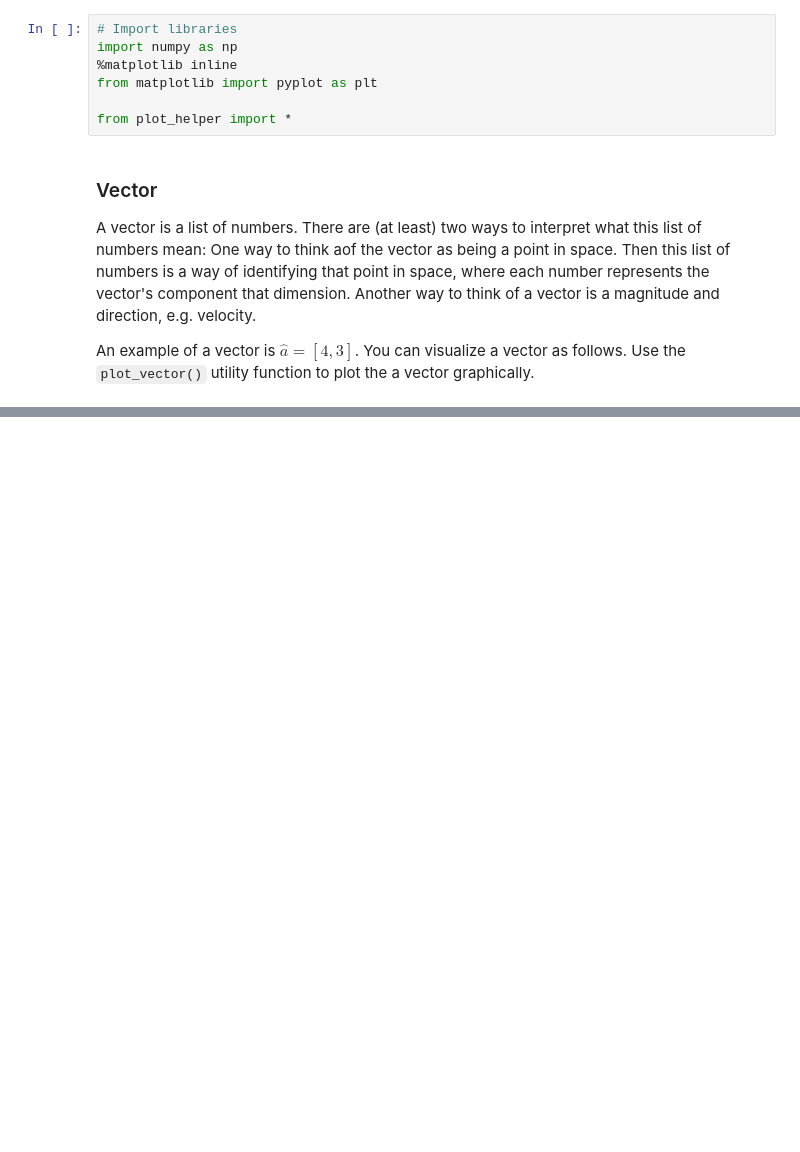
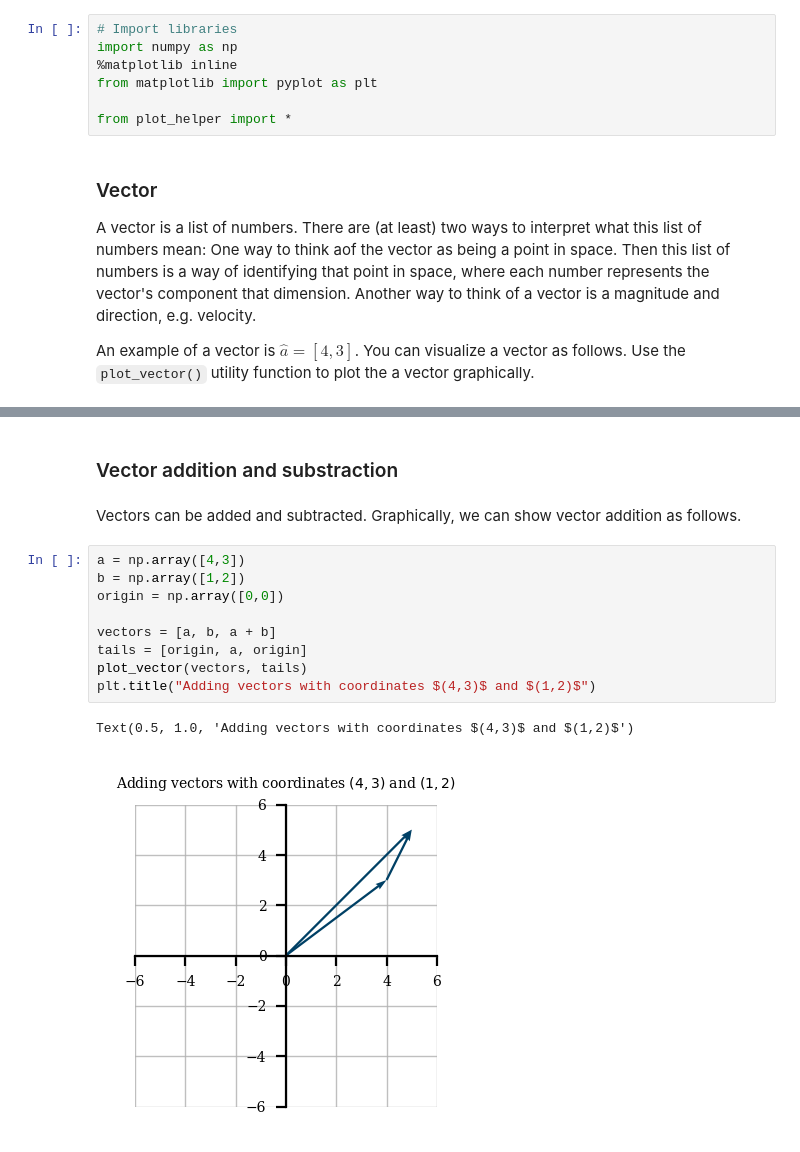
Before and after one commit to prateep03/Python-Tutorial, a Jupyter notebook: notebooks/scipy-stats-example.ipynb, the cells around one changed output, grey strips where cells are left out. Drawn from its saved outputs; the diff is of its cells as text; blank space fills up the shorter version.

```diff
--- a/notebooks/scipy-stats-example.ipynb
+++ b/notebooks/scipy-stats-example.ipynb
@@ -326,0 +50,16 @@ print(scipy_linreg_width)
+# %% [markdown]
+### Vector addition and  substraction
+# %% [markdown]
+Vectors can be added and subtracted. Graphically, we can show vector addition as follows.
+# %%
+a = np.array([4,3])
+b = np.array([1,2])
+origin = np.array([0,0])
+
+vectors = [a, b, a + b]
+tails = [origin, a, origin]
+plot_vector(vectors, tails)
+plt.title("Adding vectors with coordinates $(4,3)$ and $(1,2)$")
+# %% [output]
+Text(0.5, 1.0, 'Adding vectors with coordinates $(4,3)$ and $(1,2)$')
+[figure, added]
```
Also changed, not shown: parts of 78 cells of this notebook, 3 other files.
